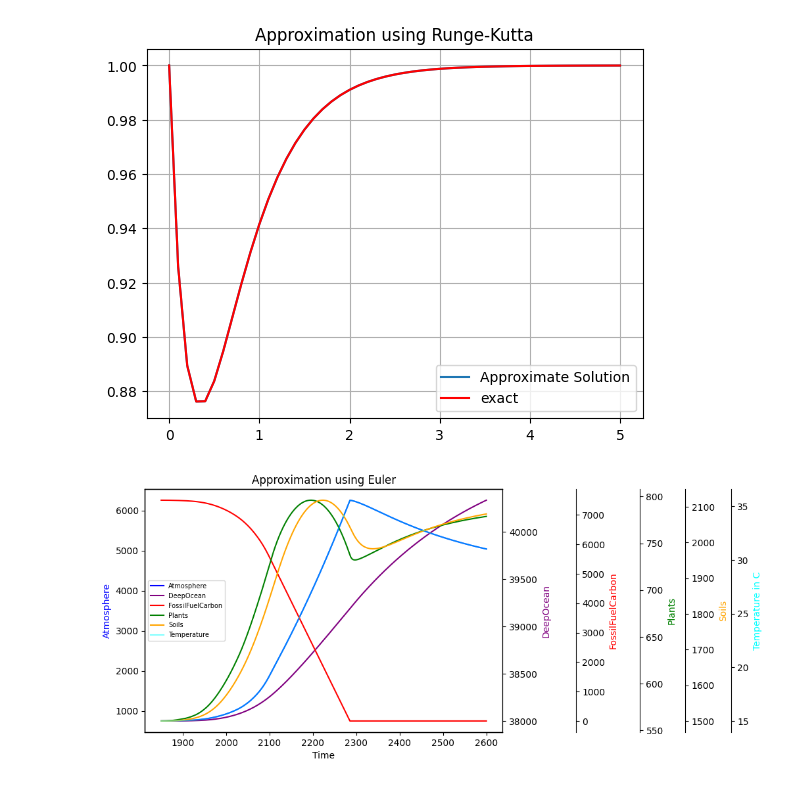
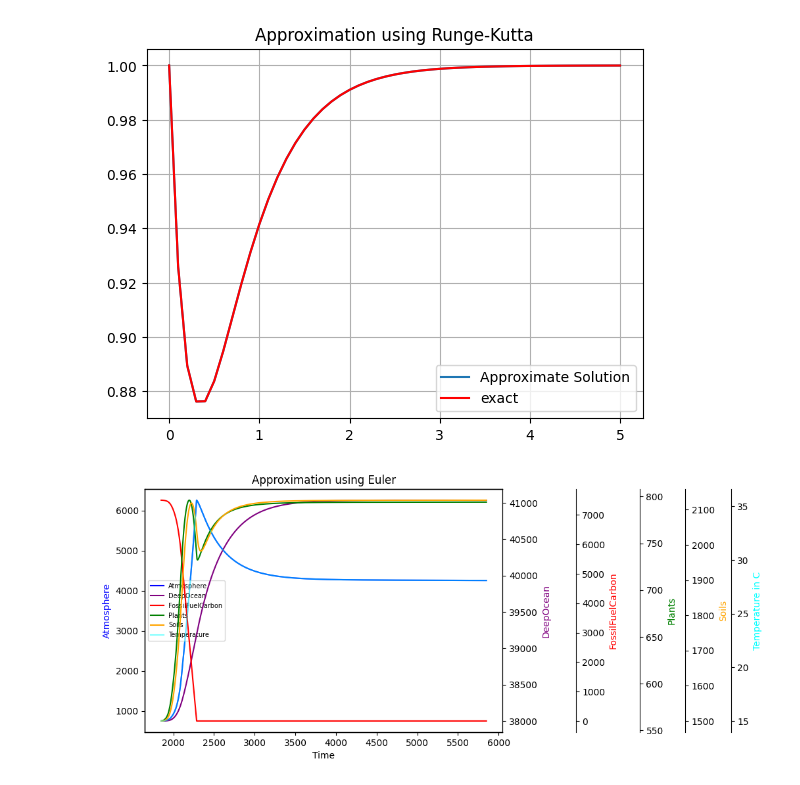
Before and after one commit to KHOUTAIBI/NumericalAnalysis, a Jupyter notebook: python/climate.ipynb, the cells around one changed output. Cells and saved outputs as stored; diff of their text form; code cells hidden in the pictures.

Commit message:
Plots lalaalallalallal

```diff
--- a/python/climate.ipynb
+++ b/python/climate.ipynb
@@ -89,16 +91,28 @@ def euler_higher_diemension(f, y_0 : list, step:float, t_0: float, T:float):
 
     number_steps = np.arange(t_0, t_0 + T + step, step)
     y = np.zeros((len(number_steps), len(y_0) + 2))
-    y[0,:] = y_0
+    y[0,:-2] = y_0
     dt = step
 
 
     for j in range(len(number_steps) - 1):
-        y[j+1,:] = y[j, :] + dt * f(y[j, :], number_steps[j])
+        func = f(y[j, :], number_steps[j])
+        y[j+1,:-2] = y[j, :-2] + dt * func[:-2]
+        y[j+1,-2:] = func[-2:]
 
 
     return number_steps , y
 # %%
+
+x0 = np.array([Atmosphere_Initial,
+               CarbonateRock_Initial,
+               DeepOcean_Initial,
+               FossilFuel_Initial,
+               Plant_Initial,
+               Soil_Initial,
+               SurfaceOcean_Initial,
+               VegLandArea_percent_Initial
+               ])
 fig, ax = plt.subplots()
 
 twin1 = ax.twinx()
@@ -115,32 +129,32 @@ twin4.spines["right"].set_position(("outward", 200))
 twin5.spines["right"].set_position(("outward", 250))
 
 
-number_steps, y = euler_higher_diemension(f=derivative, y_0=x0, step=0.1, t_0=1850.0, T=750)
+number_steps, y = euler_higher_diemension(f=derivative, y_0=x0, step=0.1, t_0=1850.0, T=4000)
 Temp = GlobalTemp(AtmCO2(y[:, 0])) # Temperature using Atmoshphere
 
 
 p0, = ax.plot(number_steps, y[:, 0], color="blue", label="Atmosphere")
 p1, = twin1.plot(number_steps, y[:, 2], color="purple", label="DeepOcean")
 p2, = twin2.plot(number_steps, y[:, 3], color="red", label="FossilFuelCarbon")
 p3, = twin3.plot(number_steps, y[:, 4], color="green", label="Plants")
 p4, = twin4.plot(number_steps, y[:, 5], color="orange", label="Soils")
 p5, = twin5.plot(number_steps, Temp, color='cyan', label="Temperature", alpha = 0.5)
 
 ax.set_xlabel("Time")
 ax.set_ylabel("Atmosphere", color="blue")
 twin1.set_ylabel("DeepOcean", color="purple")
 twin2.set_ylabel("FossilFuelCarbon", color="red")
 twin3.set_ylabel("Plants", color="green")
 twin4.set_ylabel("Soils", color="orange")
 twin5.set_ylabel("Temperature in C", color="cyan")
 
 lines = [p0, p1, p2, p3, p4, p5]
 ax.legend(lines, [l.get_label() for l in lines], fontsize='7',loc="center left")
 
 
 # plot and move left
 plt.title('Approximation using Euler')
 plt.subplots_adjust(left=0.05)
 plt.show()
 # %% [output]
-[figure, old version]
+[figure, new version]
```
Also changed, not shown: parts of 3 cells of this notebook.
